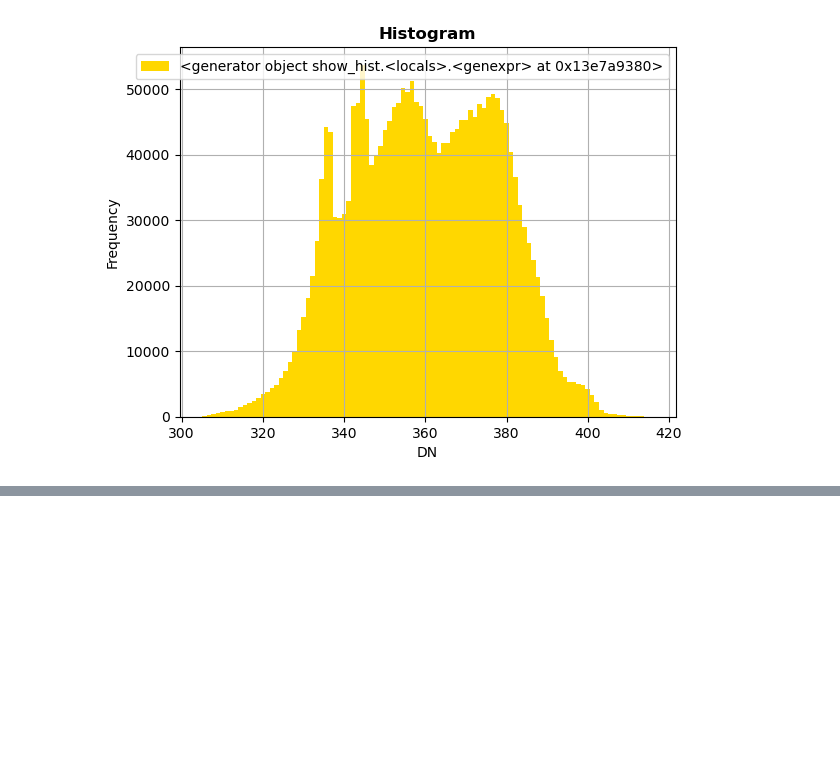
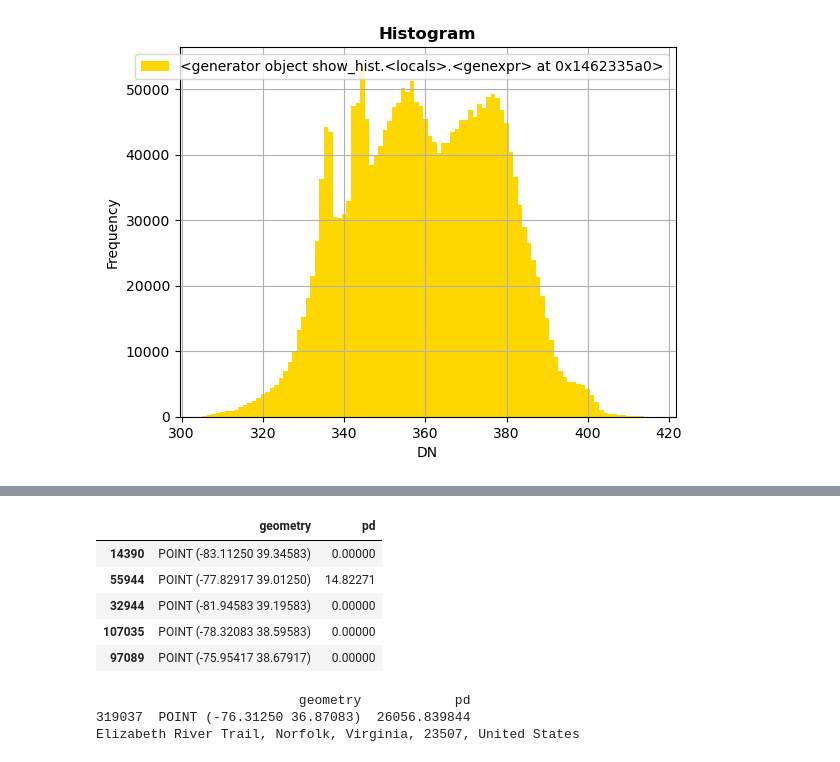
Before and after one commit to ccxzhang/GeoSpatialAnalysis, a Jupyter notebook: python/0.2.rasterio.ipynb, the cells around one changed output, grey strips where cells are left out. Drawn from its saved outputs; the diff is of its cells as text; code cells hidden in the pictures; blank space fills up the shorter version.

```diff
--- a/python/0.2.rasterio.ipynb
+++ b/python/0.2.rasterio.ipynb
@@ -42,0 +118,19 @@ for geom, val in shapes(mask, transform=crop.transform):
+# %%
+va_pd_gdf = gpd.GeoDataFrame(pd.DataFrame(output_dict))
+va_pd_gdf.sample(5)
+# %% [output]
+|  | geometry | pd |
+| 14390 | POINT (-83.11250 39.34583) | 0.00000 |
+| 55944 | POINT (-77.82917 39.01250) | 14.82271 |
+| 32944 | POINT (-81.94583 39.19583) | 0.00000 |
+| 107035 | POINT (-78.32083 38.59583) | 0.00000 |
+| 97089 | POINT (-75.95417 38.67917) | 0.00000 |
+# %%
+print(va_pd_gdf[va_pd_gdf.pd == va_pd_gdf.pd.max()])
+geocoder = Nominatim(user_agent="czhang")
+address = geocoder.reverse("36.87083, -76.31250")
+print(address)
+# %% [output]
+                          geometry            pd
+319037  POINT (-76.31250 36.87083)  26056.839844
+Elizabeth River Trail, Norfolk, Virginia, 23507, United States
```
Also changed, not shown: parts of 12 cells of this notebook, 10 other files.
